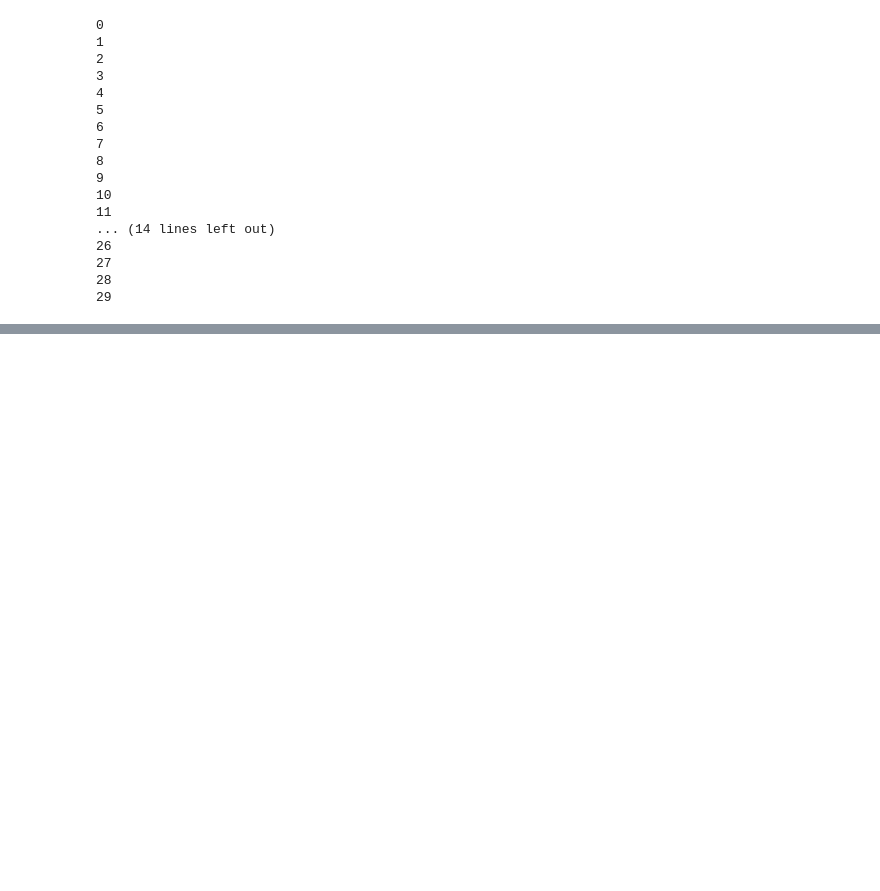
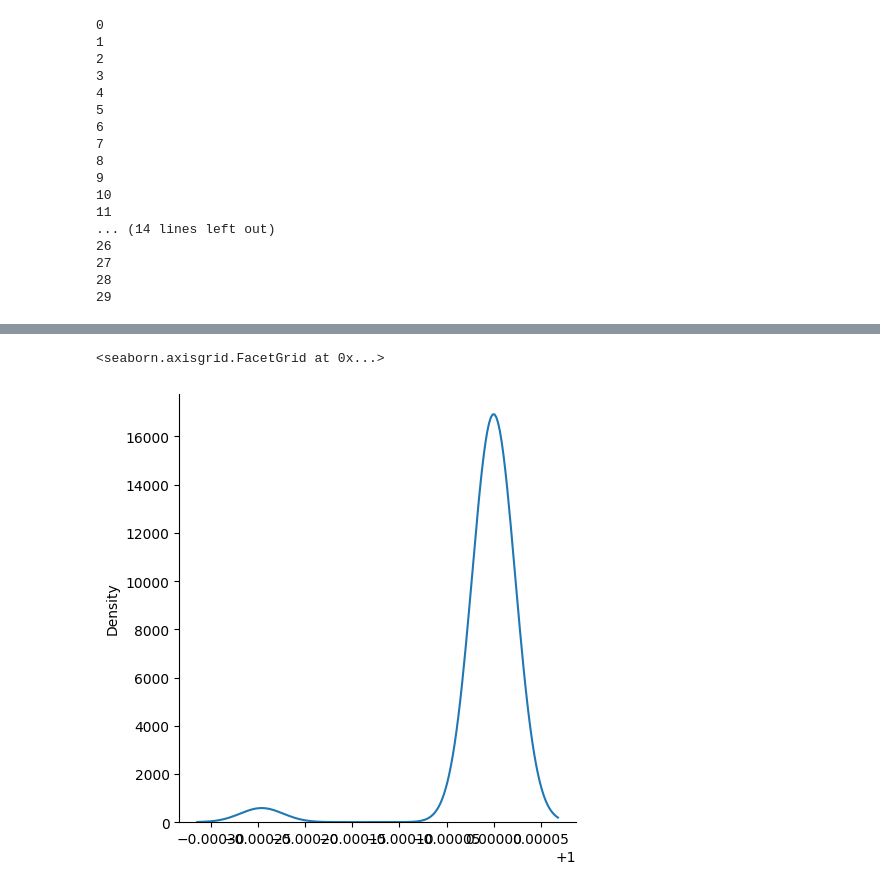
Before and after one commit to jonathan953/mushroom-detection, a Jupyter notebook: notebooks/data_preprocessing.ipynb, the cells around one changed output, grey strips where cells are left out. Cells and saved outputs as stored; diff of their text form; code cells hidden in the pictures; blank space fills up the shorter version.

```diff
--- a/notebooks/data_preprocessing.ipynb
+++ b/notebooks/data_preprocessing.ipynb
@@ -439,0 +470,5 @@ dtype: float64
+# %%
+sns.displot(resultados_arvore, kind='kde')
+# %% [output]
+<seaborn.axisgrid.FacetGrid at 0x...>
+[figure, added]
```
Also changed, not shown: parts of 36 cells of this notebook, 1 other file.
